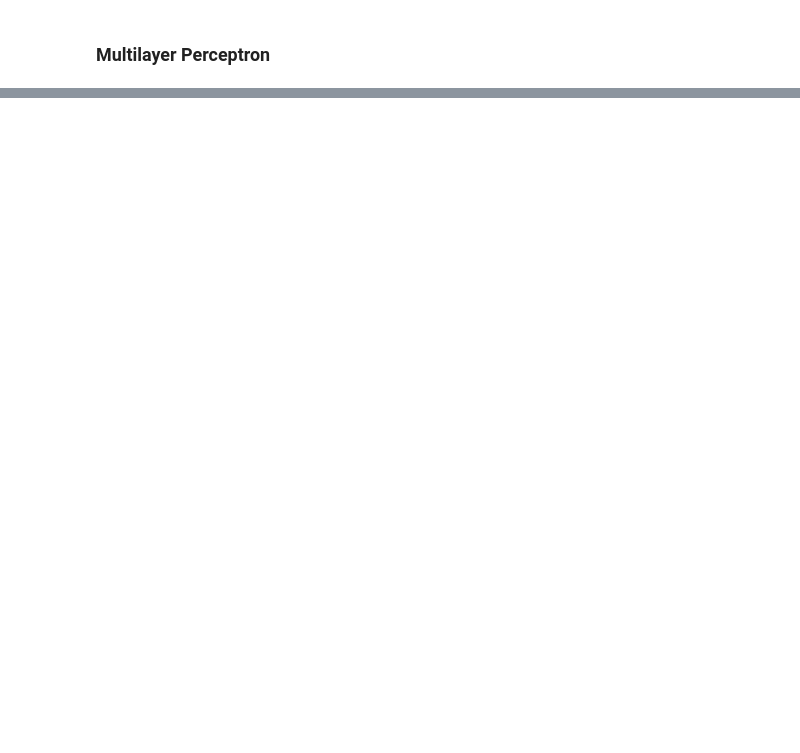
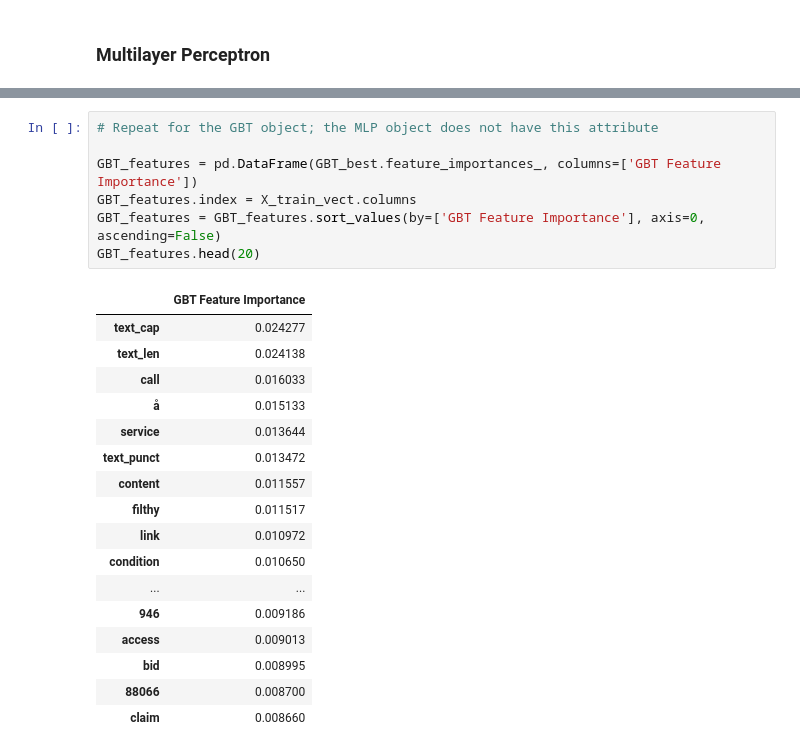
Before and after one commit to ivanlstc/nlp-spam-filter, a Jupyter notebook: spam-filter-gridsearch.ipynb, the cells around one changed output, grey strips where cells are left out. Cells and saved outputs as stored; diff of their text form; blank space fills up the shorter version.

```diff
--- a/spam-filter-gridsearch.ipynb
+++ b/spam-filter-gridsearch.ipynb
@@ -299,0 +472,25 @@ MLP_results[cols].sort_values(['mean_test_precision_scorer', 'mean_test_recall_s
+# %%
+# Repeat for the GBT object; the MLP object does not have this attribute
+
+GBT_features = pd.DataFrame(GBT_best.feature_importances_, columns=['GBT Feature Importance'])
+GBT_features.index = X_train_vect.columns
+GBT_features = GBT_features.sort_values(by=['GBT Feature Importance'], axis=0, ascending=False)
+GBT_features.head(20)
+# %% [output]
+|  | GBT Feature Importance |
+| text_cap | 0.024277 |
+| text_len | 0.024138 |
+| call | 0.016033 |
+| å | 0.015133 |
+| service | 0.013644 |
+| text_punct | 0.013472 |
+| content | 0.011557 |
+| filthy | 0.011517 |
+| link | 0.010972 |
+| condition | 0.010650 |
+| ... | ... |
+| 946 | 0.009186 |
+| access | 0.009013 |
+| bid | 0.008995 |
+| 88066 | 0.008700 |
+| claim | 0.008660 |
```
Also changed, not shown: parts of 18 cells of this notebook.
